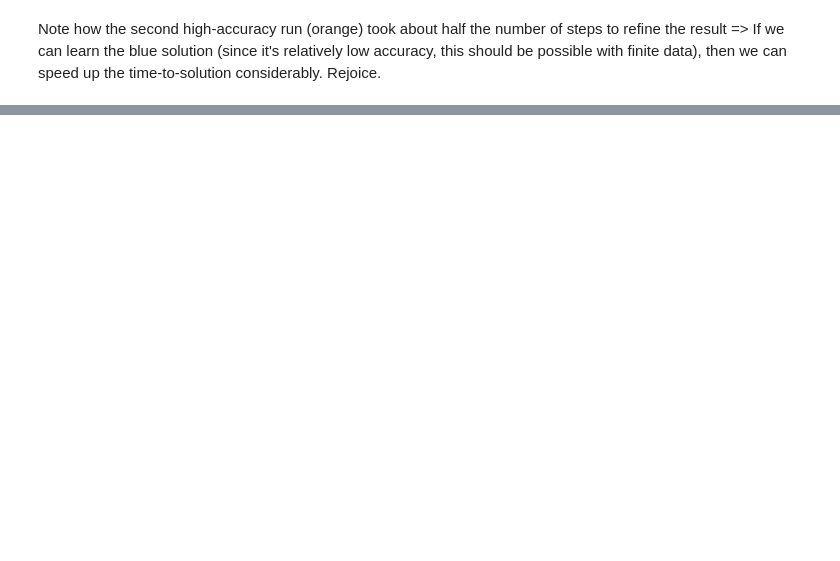
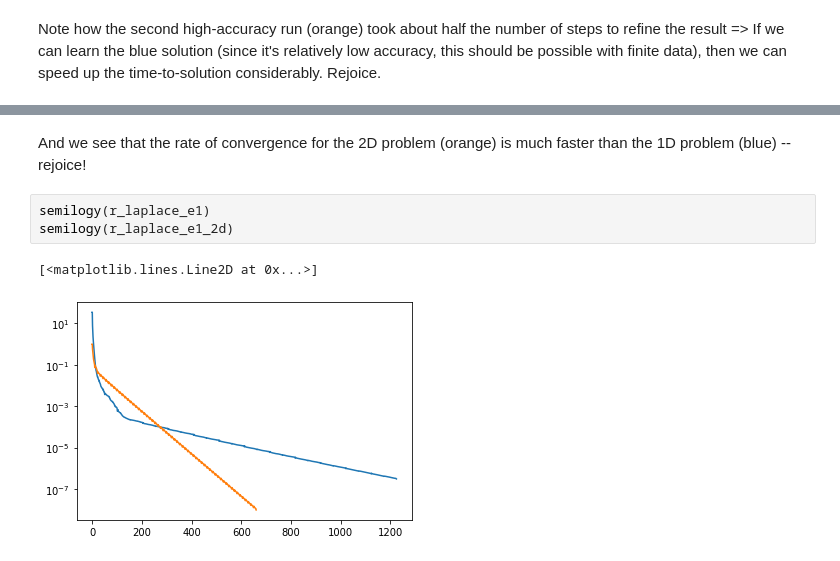
Before and after one commit to ML4FnP/GMRES-Learning, a Jupyter notebook: Notes/Convergence Study.ipynb, the cells around one changed output, grey strips where cells are left out. Saved outputs shown, nothing was run; the diff lists cells and outputs as text; blank space fills up the shorter version.

```diff
--- a/Notes/Convergence Study.ipynb
+++ b/Notes/Convergence Study.ipynb
@@ -217,0 +255,8 @@ Note how the second high-accuracy run (orange) took about half the number of ste
+# %% [markdown]
+And we see that the rate of convergence for the 2D problem (orange) is much faster than the 1D problem (blue) -- rejoice!
+# %%
+semilogy(r_laplace_e1)
+semilogy(r_laplace_e1_2d)
+# %% [output]
+[<matplotlib.lines.Line2D at 0x...>]
+[figure, added]
```
Also changed, not shown: parts of 13 cells of this notebook, 1 other file.
